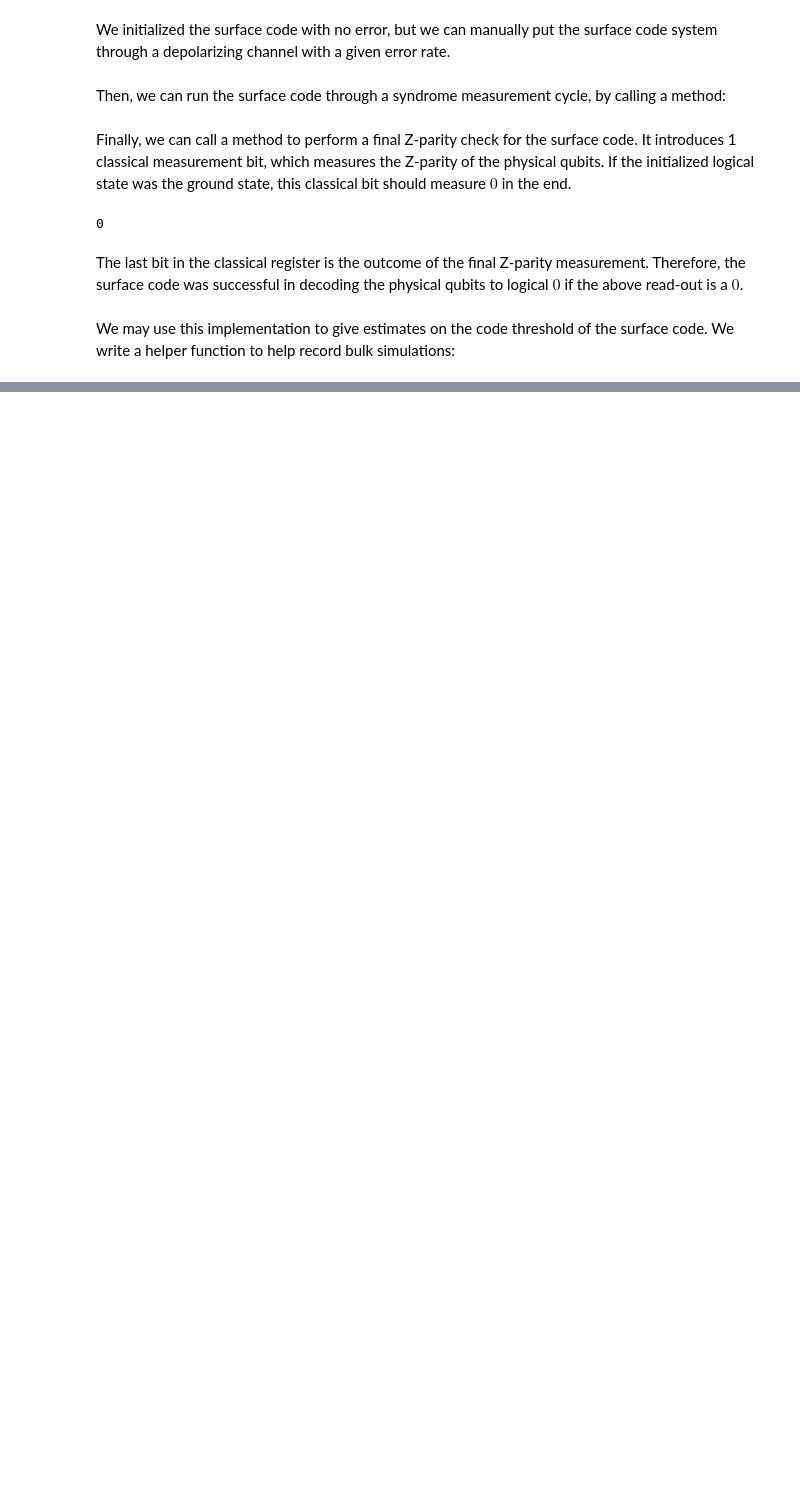
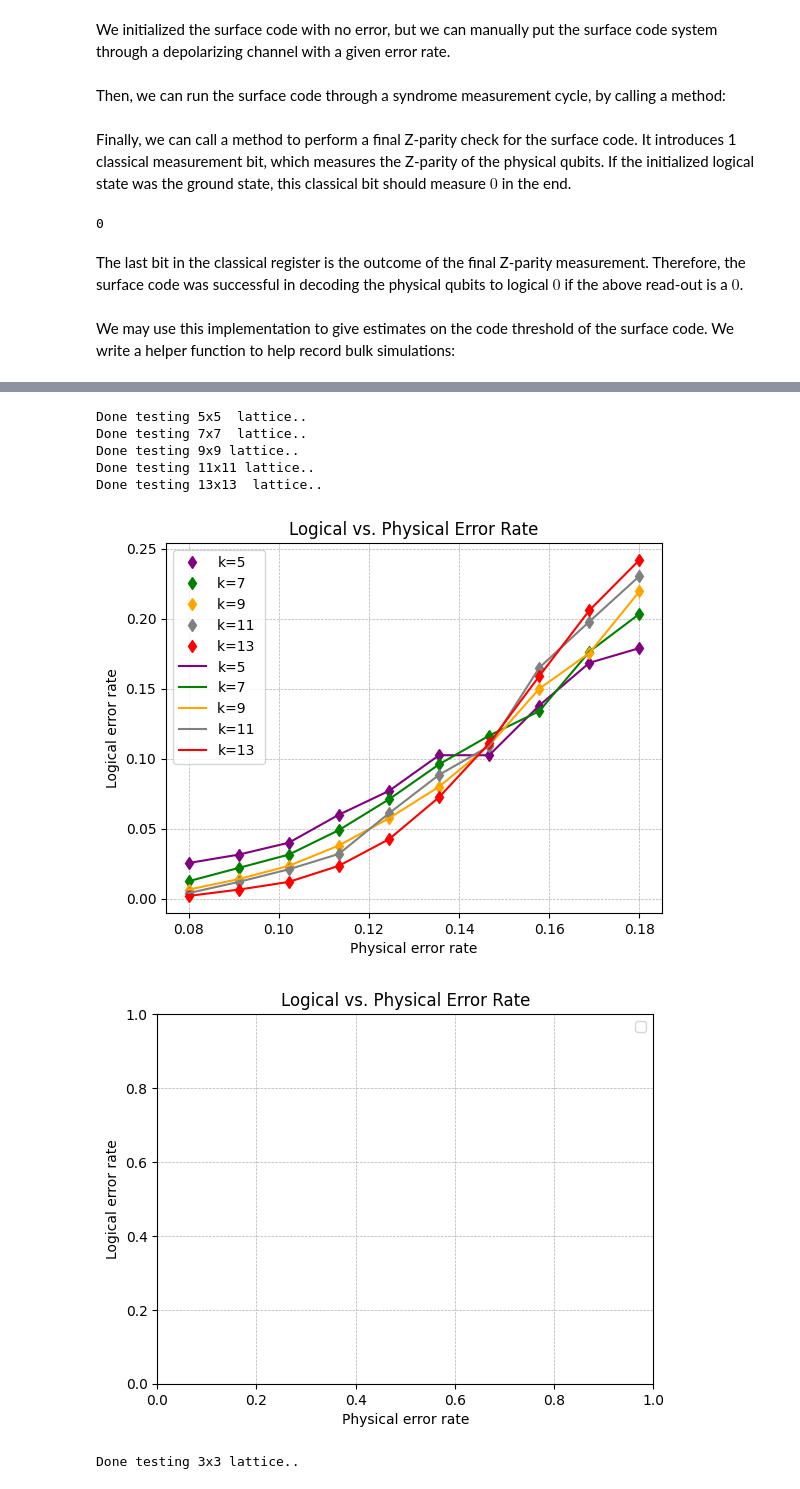
Before and after one commit to elhyc/quantum-surface-codes-qiskit, a Jupyter notebook: src/KitaevSurfaceCode.ipynb, the cells around one changed output, grey strips where cells are left out. Saved outputs shown, nothing was run; the diff lists cells and outputs as text; code cells hidden in the pictures; blank space fills up the shorter version.

```diff
--- a/src/KitaevSurfaceCode.ipynb
+++ b/src/KitaevSurfaceCode.ipynb
@@ -153,0 +84,51 @@ Done testing 9x9 lattice..
+# %%
+x_0 = 0
+
+error_rates = np.linspace(0.08, 0.18, 10)
+
+
+logical_error_rates_5x5 = [execute_model(x_0,  3, 5, p, 2000, success=False) for p in error_rates]
+print( 'Done testing 5x5  lattice.. ')
+logical_error_rates_7x7 = [execute_model(x_0,  5, 7, p, 2000, success=False) for p in error_rates]
+print( 'Done testing 7x7  lattice.. ')
+logical_error_rates_9x9 = [execute_model(x_0,  7, 9, p, 2000, success=False) for p in error_rates]
+print( 'Done testing 9x9 lattice.. ')
+logical_error_rates_11x11 = [execute_model(x_0, 9, 11, p, 2000, success=False) for p in error_rates]
+print( 'Done testing 11x11 lattice.. ')
+logical_error_rates_13x13 = [execute_model(x_0,  11,13 , p, 2000, success=False) for p in error_rates]
+print( 'Done testing 13x13  lattice.. ')
+
+plt.plot(error_rates, logical_error_rates_5x5, 'd', color='purple', label='k=5')
+plt.plot(error_rates, logical_error_rates_7x7, 'd', color='green', label='k=7 ')
+plt.plot(error_rates, logical_error_rates_9x9, 'd', color='orange', label='k=9 ')
+plt.plot(error_rates, logical_error_rates_11x11, 'd', color='grey', label='k=11 ')
+plt.plot(error_rates, logical_error_rates_13x13, 'd', color='red', label='k=13 ')
+
+# plt.plot(error_rates, logical_error_rates_3x3,  color='blue', label='k=3')
+plt.plot(error_rates, logical_error_rates_5x5,  color='purple', label='k=5')
+plt.plot(error_rates, logical_error_rates_7x7, color='green', label='k=7')
+plt.plot(error_rates, logical_error_rates_9x9,  color='orange', label='k=9 ')
+plt.plot(error_rates, logical_error_rates_11x11, color='grey', label='k=11')
+plt.plot(error_rates, logical_error_rates_13x13, color='red', label='k=13')
+
+
+plt.title('Logical vs. Physical Error Rate')
+plt.xlabel('Physical error rate')
+plt.ylabel('Logical error rate')
+plt.legend()
+plt.grid(True, which='both', linestyle='--', linewidth=0.5)
+plt.show()
+# %% [output]
+Done testing 5x5  lattice..
+Done testing 7x7  lattice..
+Done testing 9x9 lattice..
+Done testing 11x11 lattice..
+Done testing 13x13  lattice..
+[figure, added]
+[figure, added]
+# %%
+
+logical_error_rates_3x3 = [execute_model(x_0,  1, 3, p, 2000, success=False) for p in error_rates]
+print( 'Done testing 3x3 lattice.. ')
+# %% [output]
+Done testing 3x3 lattice..
```
Also changed, not shown: parts of 9 cells of this notebook, 8 other files.
